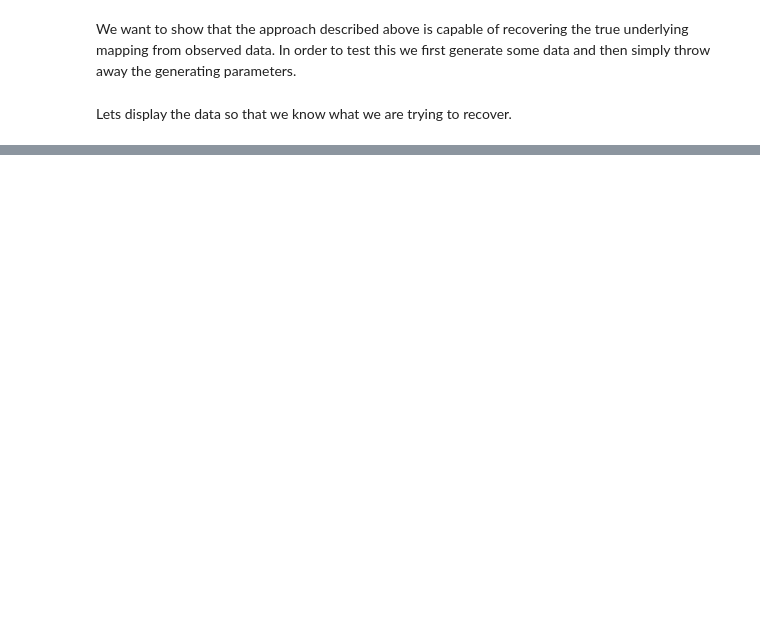
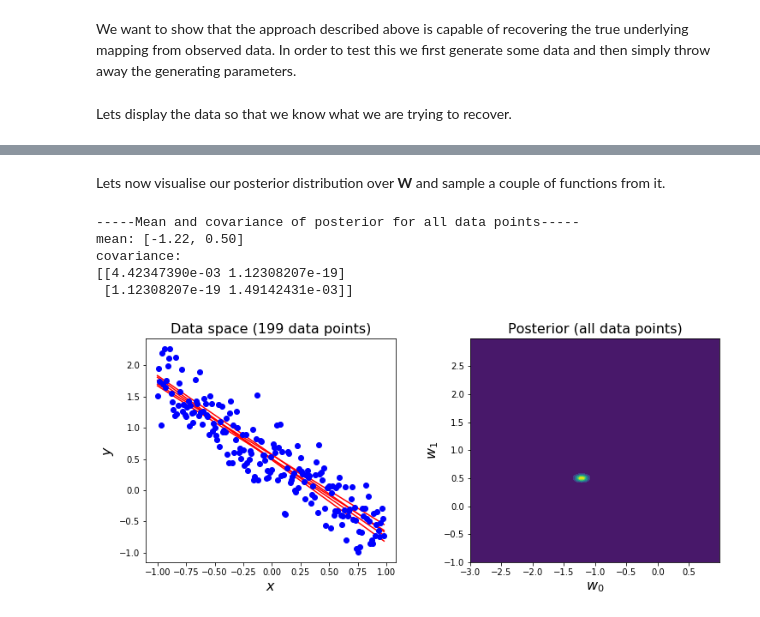
Before and after one commit to aidanscannell/probabilistic-modelling, a Jupyter notebook: notebooks/bayesian-linear-regression.ipynb, the cells around one changed output, grey strips where cells are left out. Saved outputs shown, nothing was run; the diff lists cells and outputs as text; code cells hidden in the pictures; blank space fills up the shorter version.

```diff
--- a/notebooks/bayesian-linear-regression.ipynb
+++ b/notebooks/bayesian-linear-regression.ipynb
@@ -140,0 +121,7 @@ def posterior(x, Y):
+# %%
+def posterior(x, y):
+    tI = t * np.identity(x.shape[1])
+    m_n = np.linalg.inv((x.T @ x)/sigma + tI) @ x.T @ y / sigma
+    s_n_inv = (x.T @ x)/sigma + tI
+    s_n = np.linalg.inv(s_n_inv)
+    return m_n, s_n
@@ -177,18 +141,0 @@ print((x[0:i-1, 1]).shape)
-# %%
-# x = np.ones([201,2])
-# x[:,1] = np.linspace(-1,1,201)
-# plot data space
-N = 201 # number of lines
-lines = np.zeros([N, x.shape[0]])
-print(lines.shape)
-for i in range(0,N):
-
-    # calculate posterior for i data points
-    w0, w1, x1, Y1, posterior_w = posterior(x[:i], Y[:i], i)
-#     lines[:, i] = w0 * x[:, 0] + w1
-
-    # create figures for 10, 50 and 100 data points showing input data and the fits for N-5 to N data point
-    if i == 10 or i == 50 or i ==200:
-        plot_lines(x, i, x1, Y1)
-        # plot posterior over w for N data points
-        plot_over_w(posterior_w, 'Posterior (%d data points)' % i)
@@ -209,0 +142,29 @@ enabling us to evaluate the uncertainty in $\mathbf{w}$ after we have observed $
+# %% [markdown]
+Lets now visualise our posterior distribution over **W** and sample a couple of functions from it.
+# %%
+fig = plt.figure(figsize=(12, 12))
+plt.subplots_adjust(wspace=0.3, hspace=0.5)
+
+# calculate posterior with all data points
+m, s = posterior(x, y)
+posterior_w = multivariate_normal(mean=m.flatten(), cov=s)
+
+# sample from posterior and plot "possible" lines
+plt.subplot(2, 2, 1)
+plot_lines(x[:i-1, :], y[:i-1], m, s)
+
+# plot posterior over w
+plt.subplot(2, 2, 2)
+plot_over_w(posterior_w, 'Posterior (all data points)')
+
+print("\n-----Mean and covariance of posterior for all data points-----")
+print("mean: [%.2f, %.2f]" % (m[0], m[1]))
+print("covariance: ")
+print(s)
+# %% [output]
+-----Mean and covariance of posterior for all data points-----
+mean: [-1.22, 0.50]
+covariance:
+[[4.42347390e-03 1.12308207e-19]
+ [1.12308207e-19 1.49142431e-03]]
+[figure, added]
```
Also changed, not shown: parts of 23 cells of this notebook.
